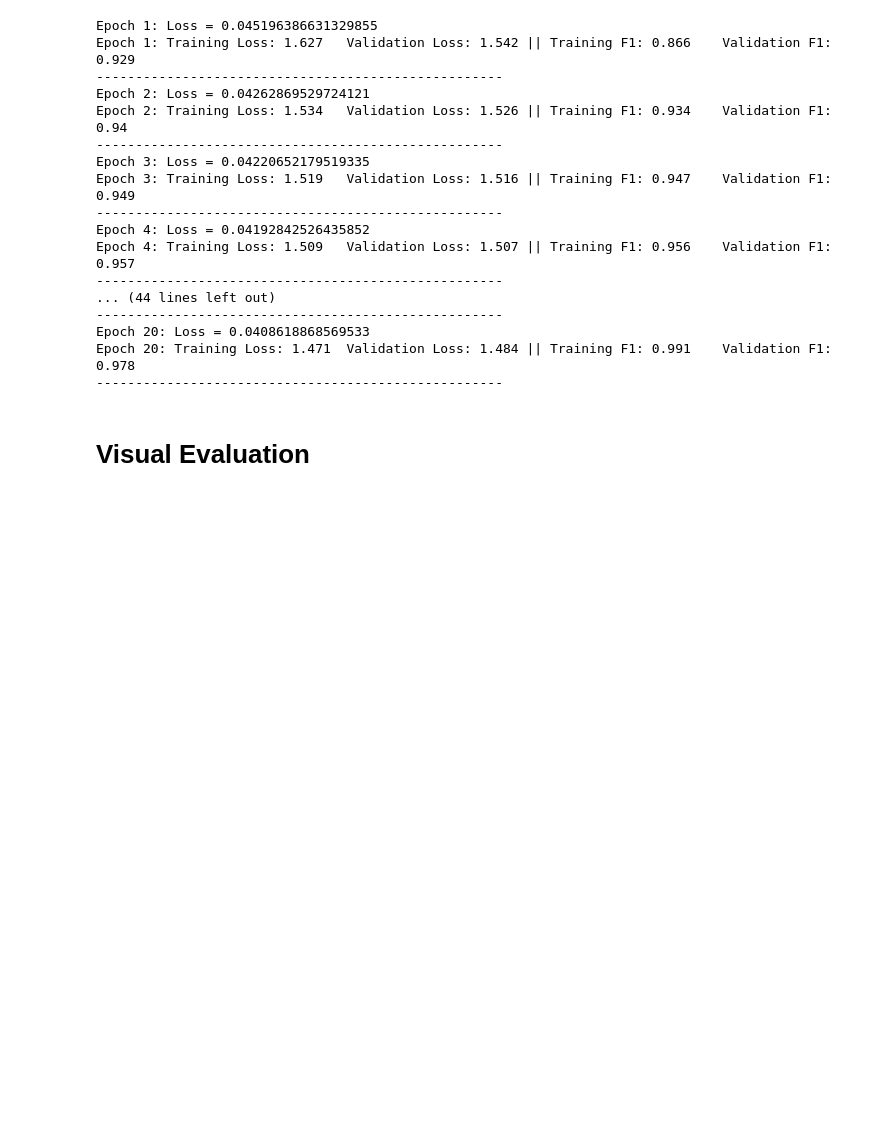
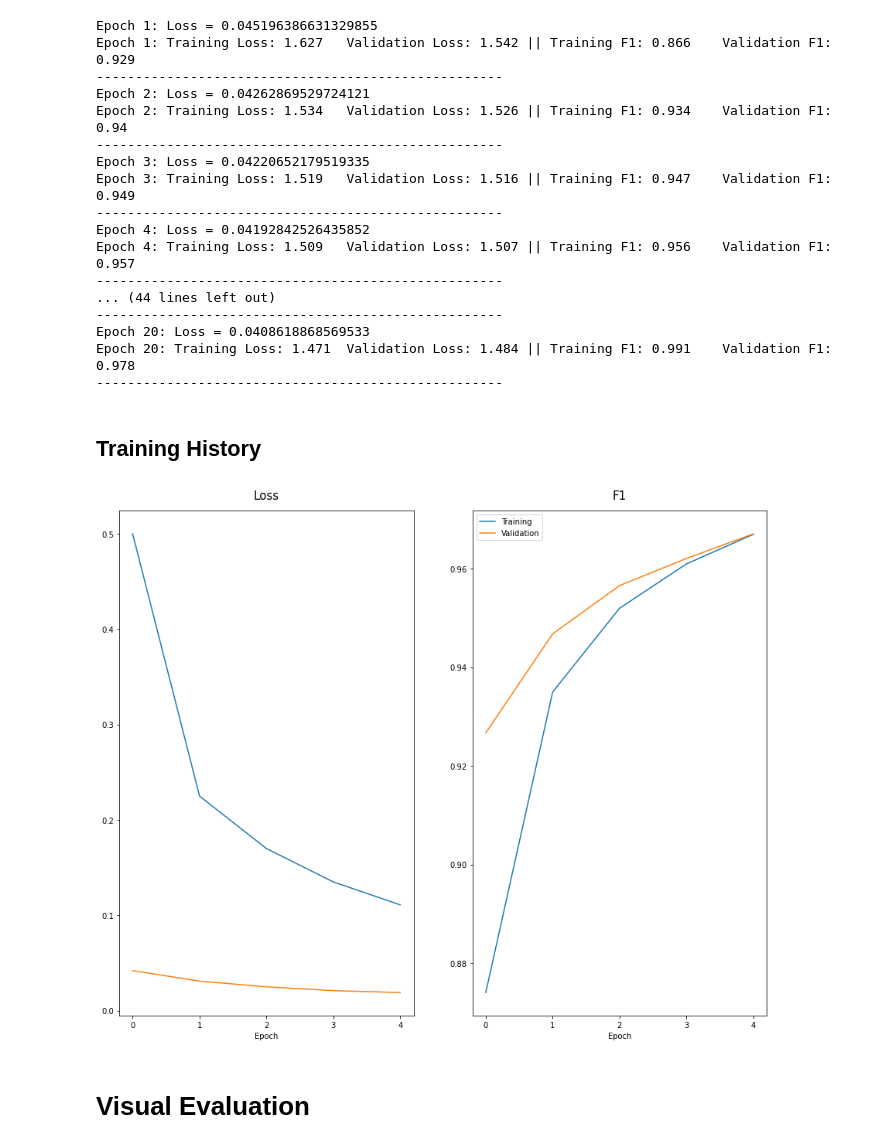
Before and after one commit to halalek/nlp-course-notebooks, a Jupyter notebook: PyTorch-Basics-Exercise.ipynb, the cells around one changed output. Drawn from its saved outputs; the diff is of its cells as text; code cells hidden in the pictures; blank space fills up the shorter version.

```diff
--- a/PyTorch-Basics-Exercise.ipynb
+++ b/PyTorch-Basics-Exercise.ipynb
@@ -306,6 +306,35 @@ Epoch 4: Training Loss: 1.509   Validation Loss: 1.507 || Training F1: 0.956
 Epoch 20: Loss = 0.0408618868569533
 Epoch 20: Training Loss: 1.471  Validation Loss: 1.484 || Training F1: 0.991    Validation F1: 0.978
 ----------------------------------------------------
+# %% [markdown]
+## Training History
+# %%
+train_loss = list(map(lambda x: x.training_loss ,history))
+val_loss = list(map(lambda x: x.validation_loss ,history))
+train_acc = list(map(lambda x: x.training_acc, history))
+val_acc = list(map(lambda x: x.validation_acc, history))
+
+fig, (ax1, ax2) = plt.subplots(figsize=(15, 12), ncols=2)
+
+ax1.plot(range(epochs), train_loss, label="Training")
+ax1.plot(range(epochs), val_loss, label="Validation")
+
+ax2.plot(range(epochs), train_acc, label="Training")
+ax2.plot(range(epochs), val_acc, label="Validation")
+
+ax1.set_title("Loss", fontdict=dict(size=15), pad=15)
+ax2.set_title("F1", fontdict=dict(size=15), pad=15)
+
+ax1.set_xticks(range(epochs))
+ax2.set_xticks(range(epochs))
+
+ax1.set_xlabel("Epoch")
+ax2.set_xlabel("Epoch")
+
+plt.legend()
+plt.show()
+# %% [output]
+[figure, added]
 # %% [markdown]
 # Visual Evaluation
 # %%
```
Also changed, not shown: parts of 1 cell of this notebook.
